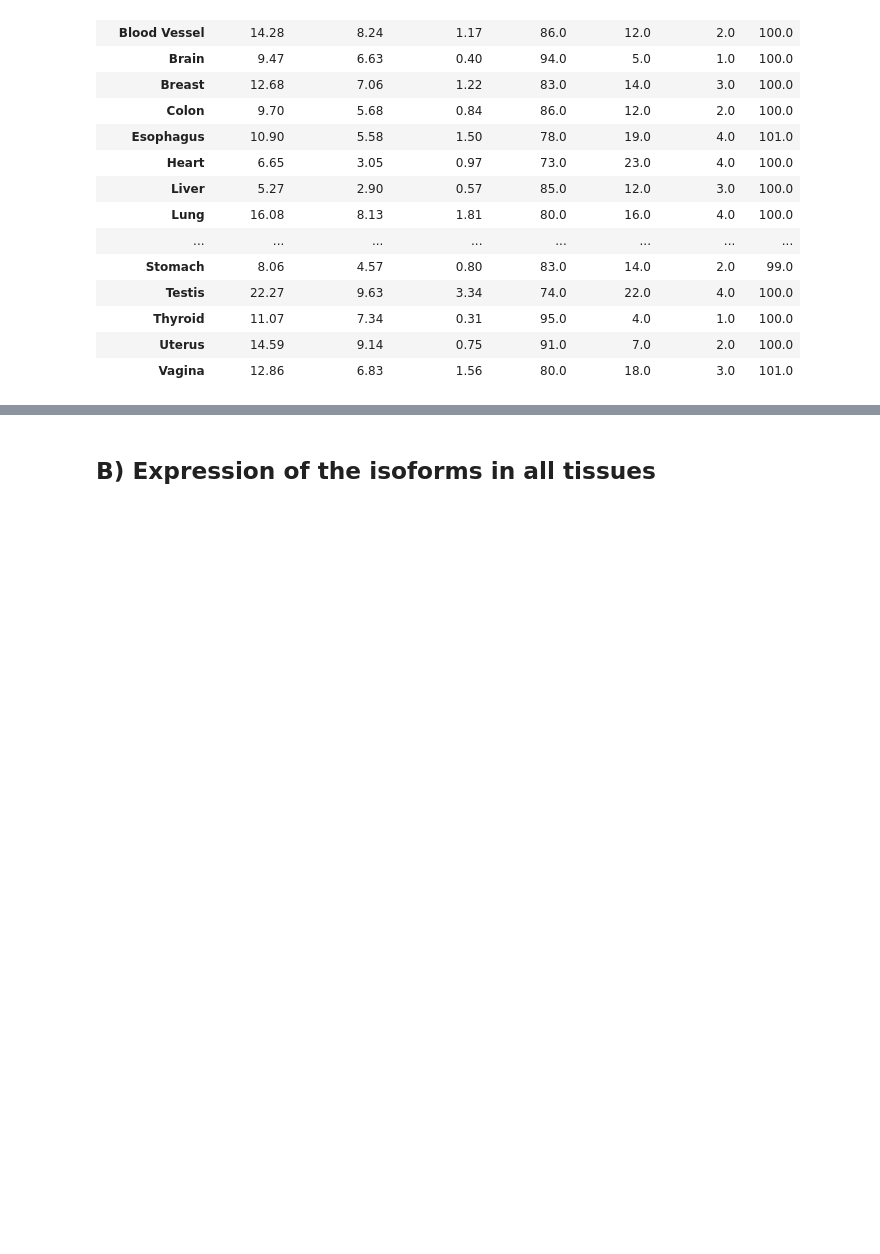
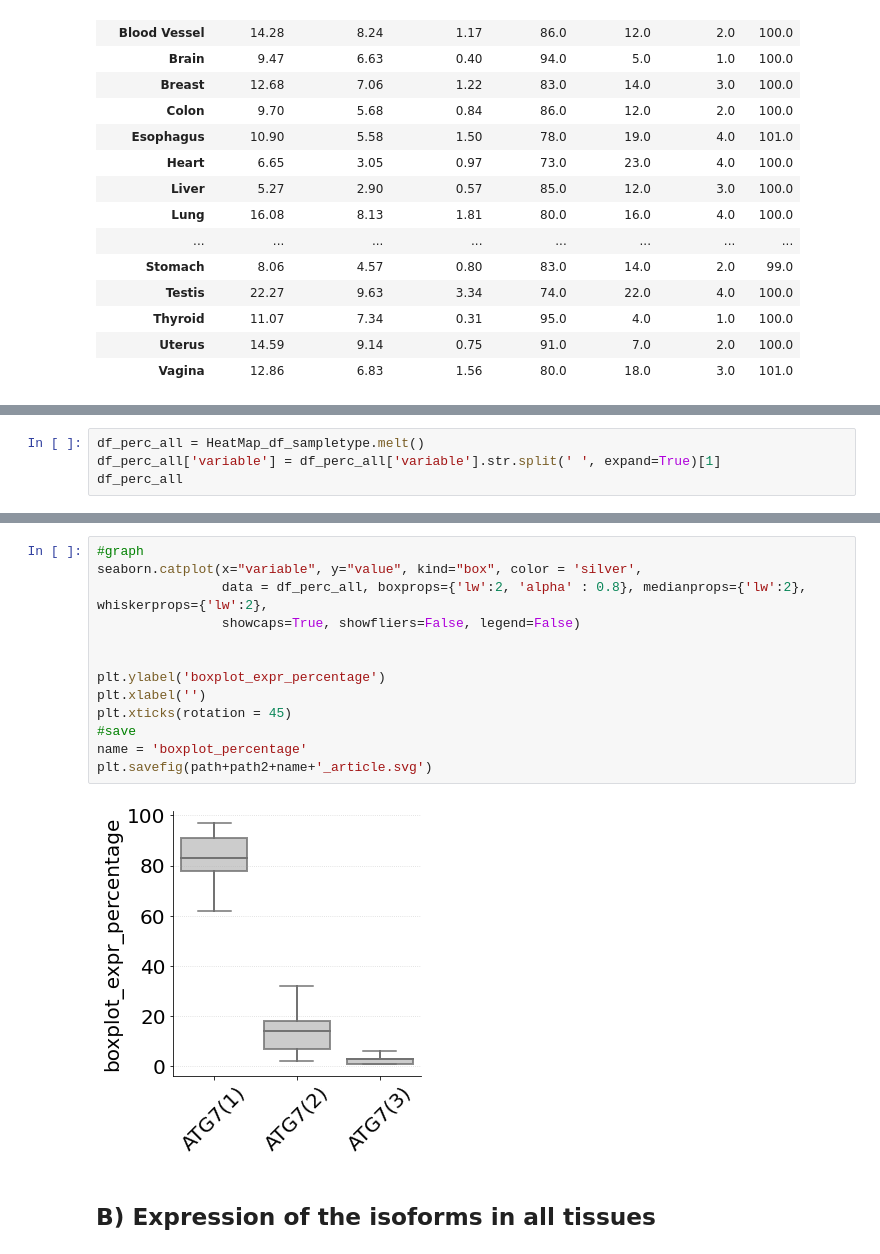
Before and after one commit to Keviosta/Article_short_isoform_ATG7_private, a Jupyter notebook: a_ATG7 characterisation/All_tissues_Tissues_differences_ATG7_isoform_characterisation-only_normal.ipynb, the cells around one changed output, grey strips where cells are left out. Cells and saved outputs as stored; diff of their text form; blank space fills up the shorter version.

```diff
--- a/a_ATG7 characterisation/All_tissues_Tissues_differences_ATG7_isoform_characterisation-only_normal.ipynb
+++ b/a_ATG7 characterisation/All_tissues_Tissues_differences_ATG7_isoform_characterisation-only_normal.ipynb
@@ -138,0 +139,4 @@ plt.savefig(path+path2+name+'_article.svg')
+# %%
+df_perc_all = HeatMap_df_sampletype.melt()
+df_perc_all['variable'] = df_perc_all['variable'].str.split(' ', expand=True)[1]
+df_perc_all
@@ -139,3 +157,18 @@ plt.savefig(path+path2+name+'_article.svg')
+# %%
+#graph
+seaborn.catplot(x="variable", y="value", kind="box", color = 'silver',
+                data = df_perc_all, boxprops={'lw':2, 'alpha' : 0.8}, medianprops={'lw':2}, whiskerprops={'lw':2},
+                showcaps=True, showfliers=False, legend=False)
+
+
+plt.ylabel('boxplot_expr_percentage')
+plt.xlabel('')
+plt.xticks(rotation = 45)
+#save
+name = 'boxplot_percentage'
+plt.savefig(path+path2+name+'_article.svg')
+# %% [output]
+[figure, added]
 # %% [markdown]
 ## B) Expression of the isoforms in all tissues
 # %%
```
Also changed, not shown: parts of 8 cells of this notebook, 2 other files.
